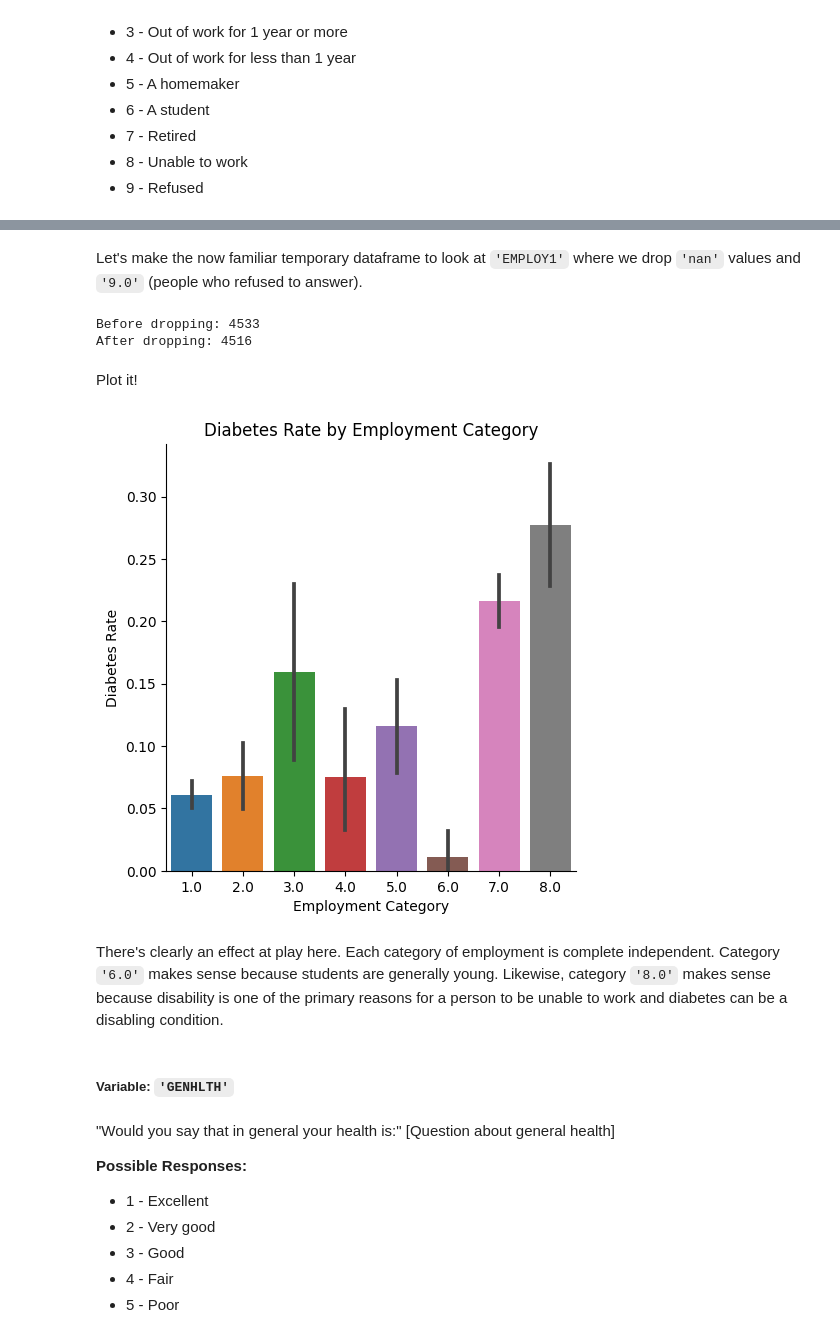
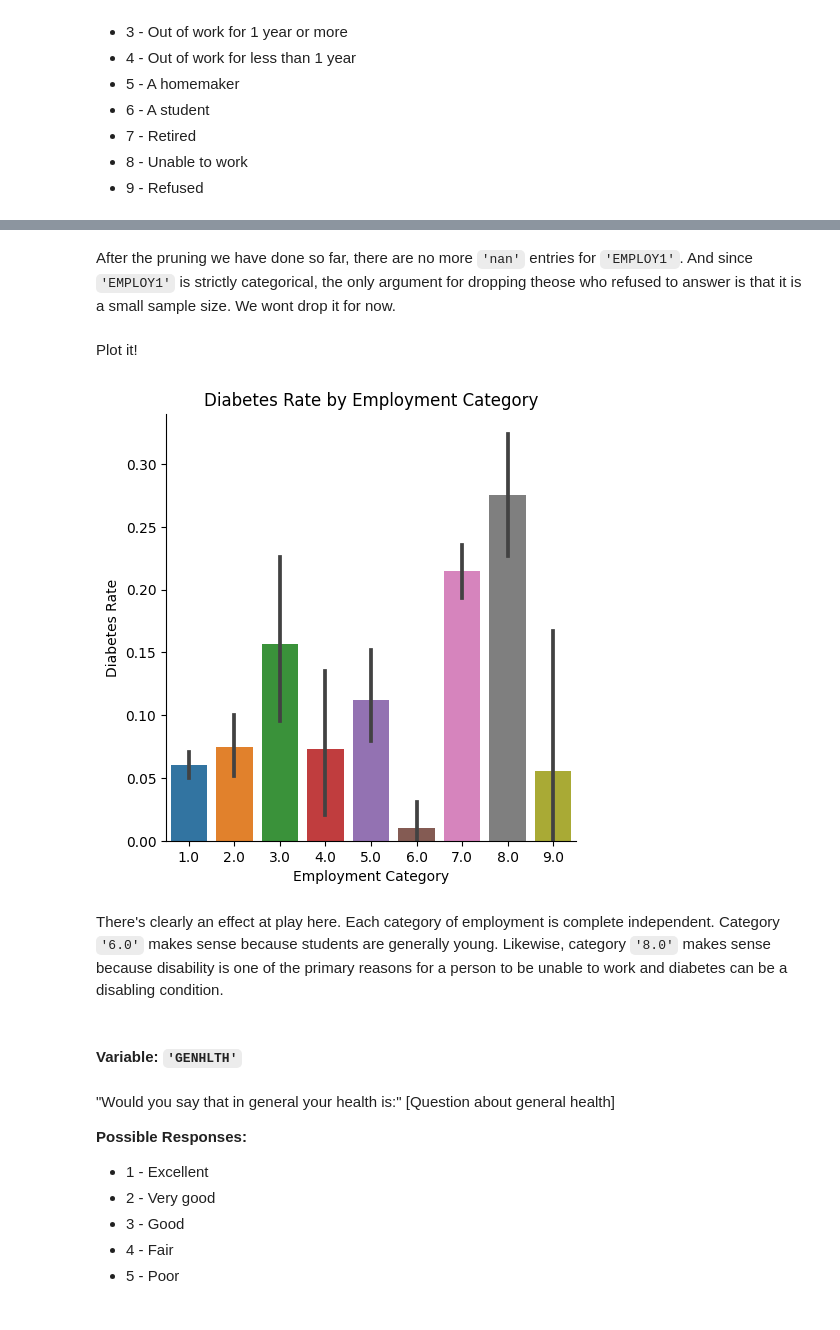
Before and after one commit to Chachi36/Diabetes-Factors-Demo-Notebook, a Jupyter notebook: Diabetes_Risk_Notebook.ipynb, the cells around one changed output, grey strips where cells are left out. Cells and saved outputs as stored; diff of their text form; code cells hidden in the pictures.

```diff
--- a/Diabetes_Risk_Notebook.ipynb
+++ b/Diabetes_Risk_Notebook.ipynb
@@ -970,21 +941,18 @@ tmp_df_3 = tmp_df[:].copy()
 print("Before filling:")
 
 # _BMI5CAT counts
-give_counts(tmp_df, "_BMI5CAT")
+give_counts(tmp_df_3, "_BMI5CAT")
 
-# # Filling code - first by 'WEIGHT2_CAT'
-# tmp_df_3['_BMI5CAT'].fillna(tmp_df_3.groupby(['EXERANY2', 'WEIGHT2_CAT'])['_BMI5CAT'].transform('median'), inplace=True)
+# Filling code - first by 'WEIGHT2_CAT'
+tmp_df_3['_BMI5CAT'].fillna(tmp_df_3.groupby(['EXERANY2', 'WEIGHT2_CAT'])['_BMI5CAT'].transform('median'), inplace=True)
 
-# Filling code - then by 'WEIGHT2_CAT_BROAD', for those that couldn't be filled in the previous pass
-tmp_df_3['_BMI5CAT'].fillna(tmp_df_3.groupby(['EXERANY2', 'WEIGHT2_CAT_BROAD'])['_BMI5CAT'].transform('median'), inplace=True)
-
-# sum missing data
-tmp_df_3.isna().sum()
+# # sum missing data
+# tmp_df_3.isna().sum()
 
 print("")
 print("After filling:")
 
 # _BMI5CAT counts
-give_counts(tmp_df, "_BMI5CAT")
+give_counts(tmp_df_3, "_BMI5CAT")
 # %% [output]
 Before filling:
@@ -1002,0 +987,20 @@ The number of people who did not answer for '_BMI5CAT' is 201
+# %%
+# before dropping
+print("Before dropping:")
+
+# _BMI5CAT counts
+give_counts(tmp_df_3, "_BMI5CAT")
+
+# drop rows with empty values in _RACE column
+tmp_df_3 = tmp_df_3[(tmp_df_3._BMI5CAT > 0)]
+
+# after dropping
+print("")
+print("After dropping:")
+
+# _BMI5CAT counts
+give_counts(tmp_df_3, "_BMI5CAT")
+print("")
+
+# sum missing data
+tmp_df_3.isna().sum()
@@ -1119,36 +1162,18 @@ The number of people who did not answer for 'EMPLOY1' is 0
-# %% [markdown]
-Let's make the now familiar temporary dataframe to look at `'EMPLOY1'` where we drop `'nan'` values and `'9.0'` (people who refused to answer).
+# %% [markdown]
+After the pruning we have done so far, there are no more `'nan'` entries for `'EMPLOY1'`.  And since `'EMPLOY1'` is strictly categorical, the only argument for dropping theose who refused to answer is that it is a small sample size.  We wont drop it for now.
 # %%
 # Quick housecleaning
 tmp_df.drop("index", axis=1, inplace=True)
-tmp_df.drop("level_0", axis=1, inplace=True)
-# %%
-# temporary df
-tmp_df_5 = tmp_df[:].copy()
-
-# before dropping
-print("Before dropping:", len(tmp_df_5))
-
-# dropping
-tmp_df_5 = tmp_df_5[~(tmp_df_5.EMPLOY1 >= 9.0)]
-tmp_df_5 = tmp_df_5[~(tmp_df_5.EMPLOY1 < 1.0)]
-
-# reset the index
-tmp_df_5.reset_index(inplace=True)
-print("After dropping:", len(tmp_df_5))
-# %% [output]
-Before dropping: 4533
-After dropping: 4516
 # %% [markdown]
 Plot it!
 # %%
 # EMPLOY1
-sns.catplot(x="EMPLOY1", y="DIABETE_SIMP", data=tmp_df_5, kind="bar")
+sns.catplot(x="EMPLOY1", y="DIABETE_SIMP", data=tmp_df, kind="bar")
 plt.title("Diabetes Rate by Employment Category")
 plt.xlabel("Employment Category")
 plt.ylabel("Diabetes Rate")
 plt.show()
 # %% [output]
-[figure, old version]
+[figure, new version]
 # %% [markdown]
 There's clearly an effect at play here.  Each category of employment is complete independent.  Category `'6.0'` makes sense because students are generally young.  Likewise, category `'8.0'` makes sense because disability is one of the primary reasons for a person to be unable to work and diabetes can be a disabling condition.
@@ -1158,5 +1180,5 @@ tmp_df = tmp_df_5[:].copy()
 # %% [markdown]
-##### **Variable:** `'GENHLTH'`
+#### **Variable:** `'GENHLTH'`
 # %% [markdown]
 "Would you say that in general your health is:" [Question about general health]
 
```
Also changed, not shown: parts of 93 cells of this notebook.
